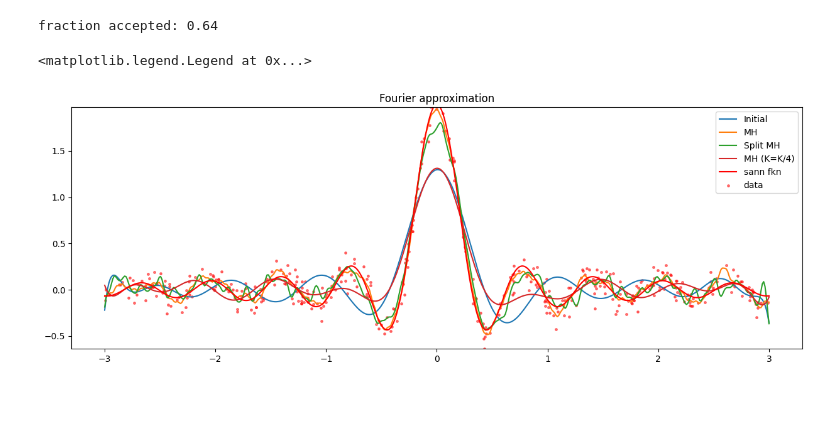
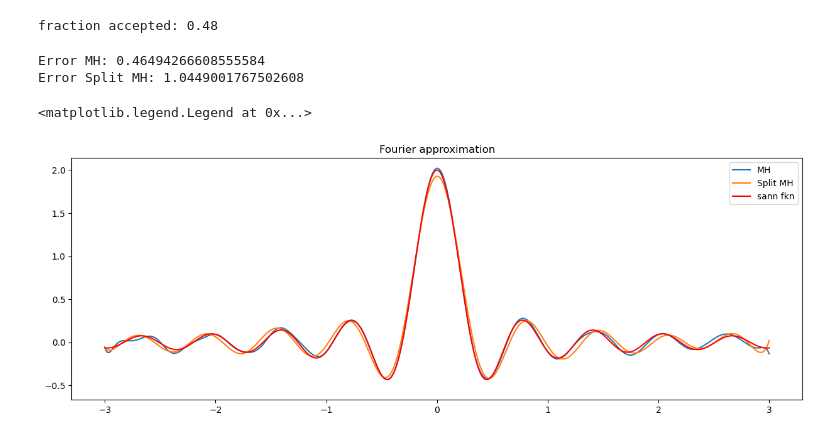
Before and after one commit to emastr/project-sf2568, a Jupyter notebook: valideringstester/projekt_test.ipynb, the cells around one changed output. Drawn from its saved outputs; the diff is of its cells as text; code cells hidden in the pictures; blank space fills up the shorter version.

```diff
--- a/valideringstester/projekt_test.ipynb
+++ b/valideringstester/projekt_test.ipynb
@@ -100,7 +100,7 @@ def mh_split(x, fx, sigma, gamma, K, num_it, num_split, **kwargs):
 
 # Generate data
 K = 100
-N = 400
+N = 1000
 
 # Points, function values: (x, fx)
 x = np.random.uniform(-3, 3, N)
@@ -111,30 +111,35 @@ w_0 = 2*np.random.randn(K)
 beta_0 = solve(x, fx, w_0, np.zeros(K), M=K-1)
 
 # Run Metropolis-Hastings!
-w_1, beta_1 = mh(x, fx, sigma=1., gamma=1., K=K, num_it=3000, M=K-1)
-w_2, beta_2 = mh_split(x, fx, sigma=1., gamma=1., K=K, num_it=3000, num_split=4, M=K-1)
-w_3, beta_3 = mh(x, fx, sigma=1, gamma=1, K=K//4, num_it=3000, M=K//4-2)
+gamma = 10
+w_1, beta_1 = mh(x, fx, sigma=1., gamma=gamma, K=K, num_it=3000, M=K-1)
+w_2, beta_2 = mh_split(x, fx, sigma=1., gamma=gamma, K=K, num_it=3000, num_split=4, M=K-1)
+w_3, beta_3 = mh(x, fx, sigma=1, gamma=gamma, K=K//4, num_it=3000, M=K//4-2)
 
 #vilmer.strom@gmail.com
 # %% [output]
-fraction accepted: 0.64
+fraction accepted: 0.48
 # %%
 w_list = [w_0, w_1, w_2, w_3]
 beta_list = [beta_0, beta_1, beta_2, beta_3]
 labels = ["Initial", "MH", "Split MH", "MH (K=K/4)"]
 
 x_eval = np.linspace(-3, 3, 500)
 f_evals = []
 
 plt.figure(figsize=(15, 5))
 plt.title("Fourier approximation")
 for w, beta, label in zip(w_list, beta_list, labels):
-    f_evals.append(eval(x_eval, w, beta))
-    plt.plot(x_eval, f_evals[-1].real, label=label)
+    if label in ["MH", "Split MH"]:
+        f_evals.append(eval(x_eval, w, beta))
+        plt.plot(x_eval, f_evals[-1].real, label=label)
+        print(f"Error {label}: {np.linalg.norm(f(x_eval) - f_evals[-1])}")
 plt.plot(x_eval, f(x_eval), 'r-', label="sann fkn")
-plt.scatter(x, fx, color='red', label="data", s=6, alpha=0.5)
+#plt.scatter(x, fx, color='red', label="data", s=6, alpha=0.5)
 plt.ylim(min(fx), max(fx))
 plt.legend()
 # %% [output]
-<matplotlib.legend.Legend at 0x...>
+Error MH: 0.46494266608555584
+Error Split MH: 1.0449001767502608
+<matplotlib.legend.Legend at 0x...>
-[figure, old version]
+[figure, new version]
```
Also changed, not shown: 8 other files.
